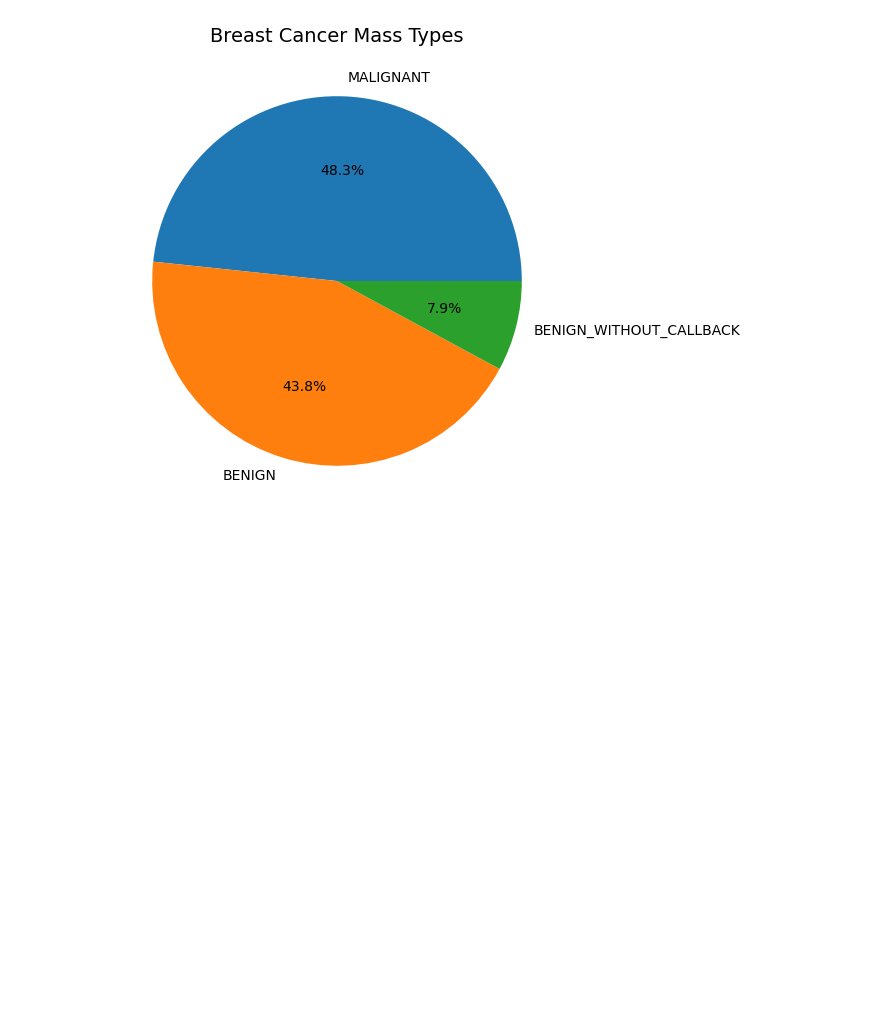
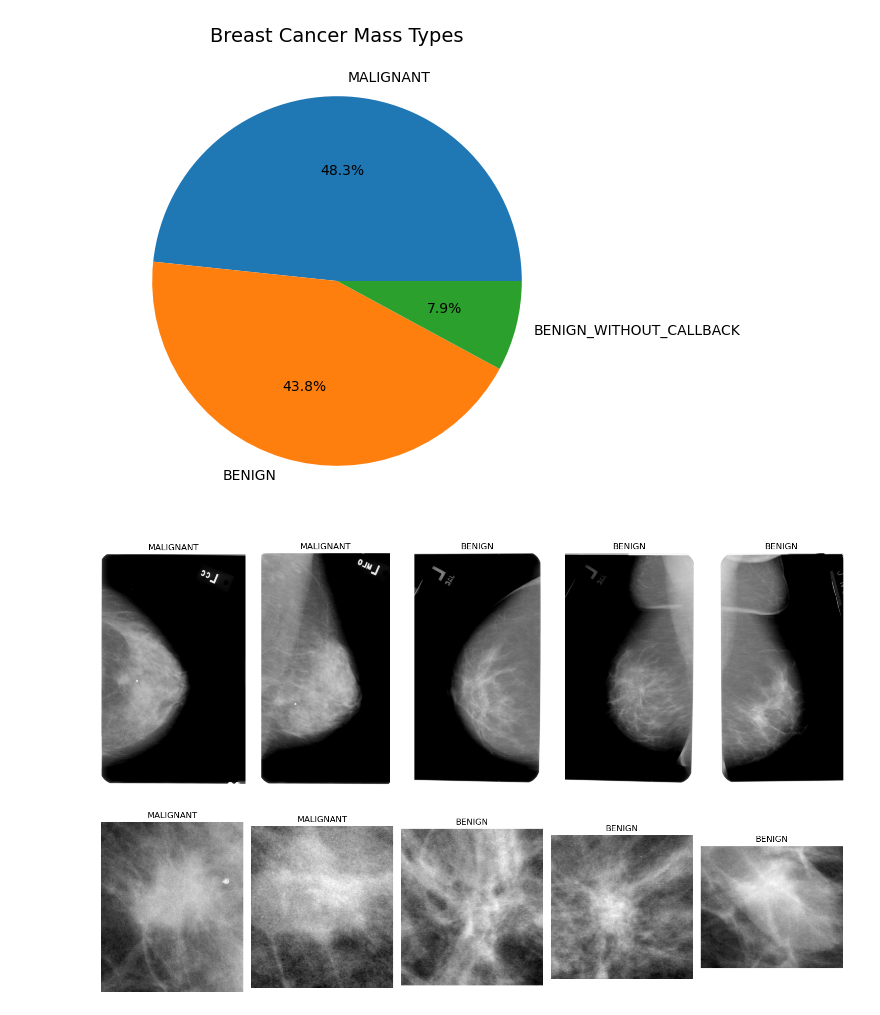
Before and after one commit to ShenalSen/OncoDetect, a Jupyter notebook: Model/notebooks/Oncodetect_T1_V1_M1.ipynb, the cells around one changed output. Cells and saved outputs as stored; diff of their text form; code cells hidden in the pictures; blank space fills up the shorter version.

Commit message:
create function to display images

```diff
--- a/Model/notebooks/Oncodetect_T1_V1_M1.ipynb
+++ b/Model/notebooks/Oncodetect_T1_V1_M1.ipynb
@@ -250,3 +251,34 @@ plt.savefig(os.path.join(save_dir, 'pathology_distributions_red.webp'), format='
 plt.show()
 # %% [output]
 [figure]
+# %%
+# Display some images
+import matplotlib.image as mpimg
+
+# create function to display images
+def display_images(column, number):
+    # create figure and axes
+    number_to_visualize = number
+    rows = 1
+    cols = number_to_visualize
+    fig, axes = plt.subplots(rows, cols, figsize=(15, 5))
+
+    # Loop through rows and display images
+    for index, row in mass_train.head(number_to_visualize).iterrows():
+        image_path = row[column]
+        image = mpimg.imread(image_path)
+        ax = axes[index]
+        ax.imshow(image, cmap='gray')
+        ax.set_title(f"{row['pathology']}")
+        ax.axis('off')
+    plt.tight_layout()
+    plt.show()
+
+# display full mammogram images
+display_images('image_file_path', 5)
+
+# display cropped images
+display_images('cropped_image_file_path', 5)
+# %% [output]
+[figure, added]
+[figure, added]
```
Also changed, not shown: parts of 1 cell of this notebook.
